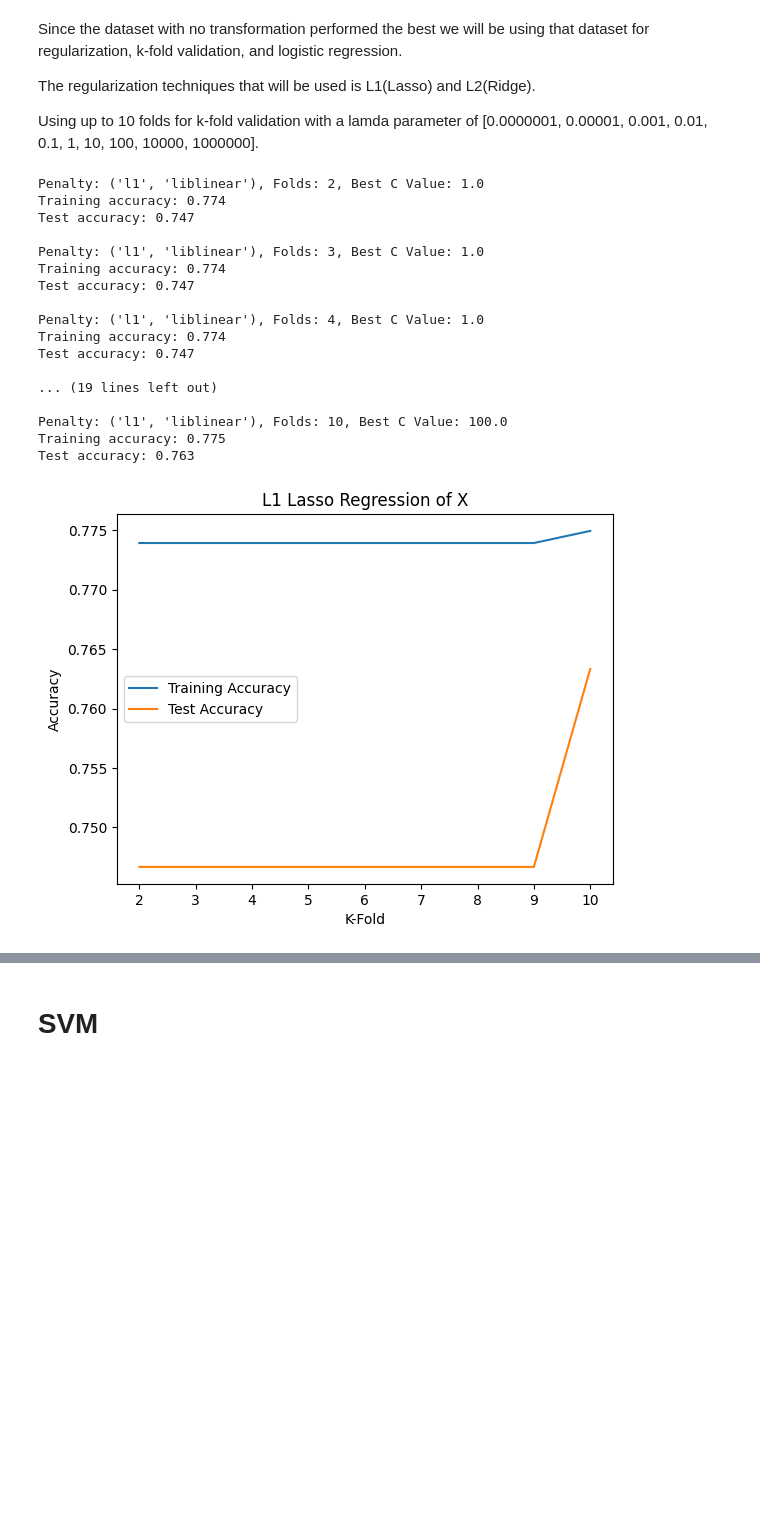
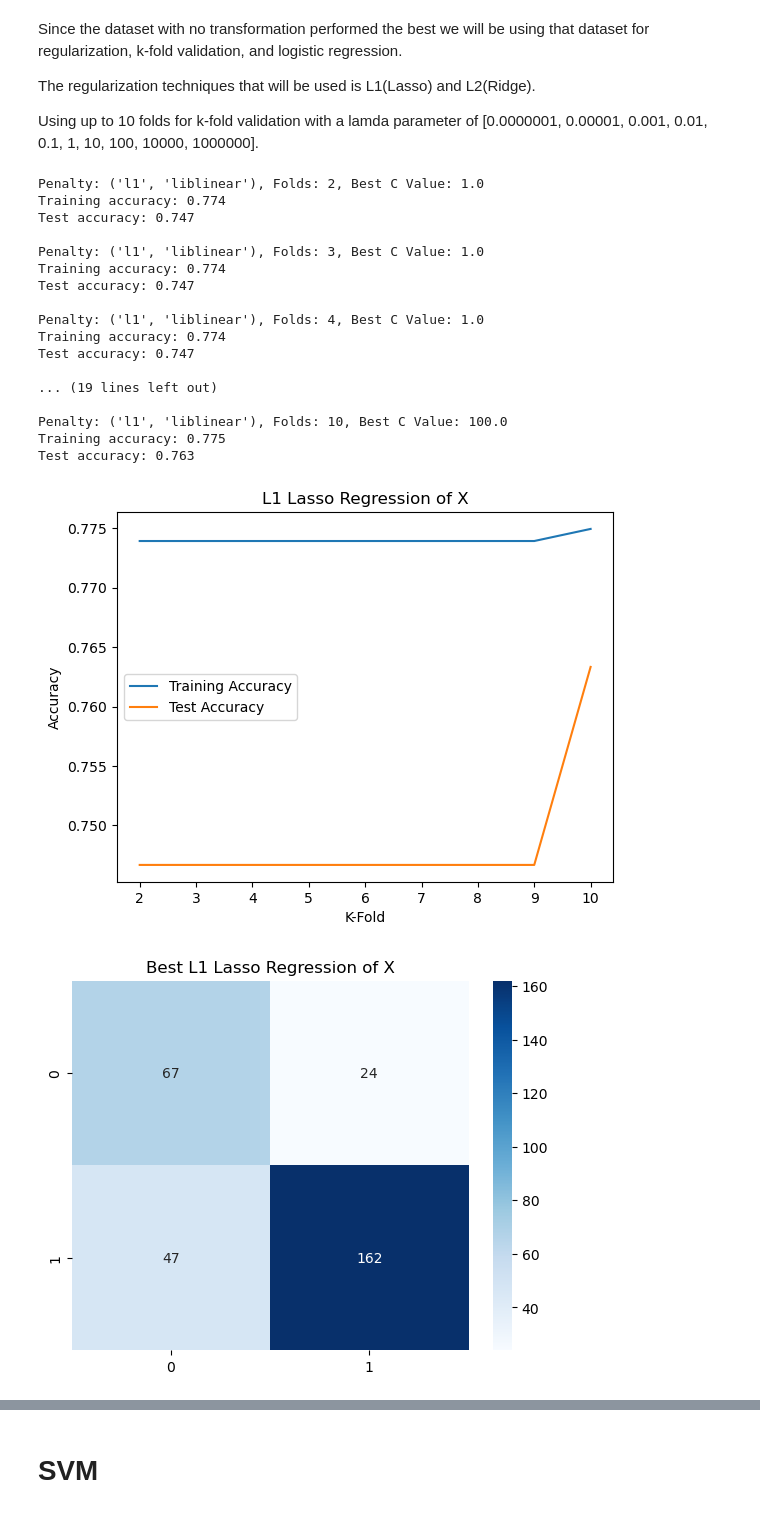
Before and after one commit to JETSlN/ML-Project, a Jupyter notebook: MLPROJECT.ipynb, the cells around one changed output, grey strips where cells are left out. Saved outputs shown, nothing was run; the diff lists cells and outputs as text; code cells hidden in the pictures; blank space fills up the shorter version.

Commit message:
Update MLPROJECT.ipynb
Confusion Matrix

```diff
--- a/MLPROJECT.ipynb
+++ b/MLPROJECT.ipynb
@@ -179,6 +179,7 @@ Transforming the data up to the 3rd degree using Logistic Regression.
 # %%
 train_accuracy = []
 test_accuracy = []
+cm = []
 
 for i in range(3):
     polyTransform = PolynomialFeatures(degree=i+1, include_bias=False) #Set up polynomial transformation to the ith degree
@@ -195,9 +196,9 @@ for i in range(3):
     y_pred_test = logisticRegr.predict(X_test_poly) #Predict the target variable of each example in the testing set
     accuracy_test = accuracy_score(y_test, y_pred_test)  #Calculate accuracy on test set
     test_accuracy.append(accuracy_test)
+    cm.append(confusion_matrix(y_test, y_pred_test))
 
     print(f"Degree {i+1}: Training accuracy = {accuracy_train:.3f}, Test accuracy = {accuracy_test:.3f}, Number of Parameters = {X_train_poly.shape[1]}")
-
 
 plt.plot([1,2,3], train_accuracy, label='Training Accuracy')
 plt.plot([1,2,3], test_accuracy, label='Test Accuracy')
@@ -208,6 +209,13 @@ plt.ylabel('Accuracy')
 plt.legend()
 
 plt.show()
+
+num = 0
+for x in cm:
+    hm = sns.heatmap(x, annot=True, fmt='d', cmap="Blues")
+    hm.set_title(f"Degree {num+1}")
+    plt.show()
+    num+=1
 # %% [output]
 Degree 1: Training accuracy = 0.776, Test accuracy = 0.750, Number of Parameters = 60
 Degree 2: Training accuracy = 1.000, Test accuracy = 0.733, Number of Parameters = 1890
@@ -230,6 +241,7 @@ for i in penalty_reg:
     train_accuracy = []
     test_accuracy = []
     best_C = []
+    cm = []
     for a in range(9):
         #cv = check how many folds, penalty = type of regularization, Cs= lambda values
         #Logisitc regression model with k-folds, and regularization type
@@ -243,6 +255,8 @@ for i in penalty_reg:
         y_pred_test = logisticRegrCV.predict(X_test) #Predict the target variable of each example in the training set
         accuracy_test = accuracy_score(y_test, y_pred_test) #Calculate accuracy on testing set
         test_accuracy.append(accuracy_test)
+
+        cm.append(confusion_matrix(y_test, y_pred_test))
 
         best_C.append(logisticRegrCV.C_[0])
 
@@ -253,34 +267,45 @@ for i in penalty_reg:
 
     plt.plot([2,3,4,5,6,7,8,9,10], train_accuracy, label='Training Accuracy')
     plt.plot([2,3,4,5,6,7,8,9,10], test_accuracy, label='Test Accuracy')
     if i[0] == "l1":
         plt.title("L1 Lasso Regression of X")
     else:
         plt.title("L2 Ridge Regression of X")
     plt.xlabel('K-Fold')
     plt.ylabel('Accuracy')
     plt.legend()
 
     plt.show()
+
+
+    best_results = (test_accuracy.index(max(test_accuracy)))
+    hm = sns.heatmap(cm[best_results], annot=True, fmt='d', cmap="Blues")
+    if i[0] == "l1":
+        hm.set_title("Best L1 Lasso Regression of X")
+    else:
+        hm.set_title("Best L2 Ridge Regression of X")
+
+    plt.show()
 # %% [output]
 Penalty: ('l1', 'liblinear'), Folds: 2, Best C Value: 1.0
 Training accuracy: 0.774
 Test accuracy: 0.747
 
 Penalty: ('l1', 'liblinear'), Folds: 3, Best C Value: 1.0
 Training accuracy: 0.774
 Test accuracy: 0.747
 
 Penalty: ('l1', 'liblinear'), Folds: 4, Best C Value: 1.0
 Training accuracy: 0.774
 Test accuracy: 0.747
 
 ... (19 lines left out)
 
 Penalty: ('l1', 'liblinear'), Folds: 10, Best C Value: 100.0
 Training accuracy: 0.775
 Test accuracy: 0.763
-[figure, old version]
+[figure, new version]
+[figure, new version]
 Penalty: ('l2', 'lbfgs'), Folds: 2, Best C Value: 0.1
 Training accuracy: 0.767
 Test accuracy: 0.727
```
Also changed, not shown: parts of 15 cells of this notebook.
